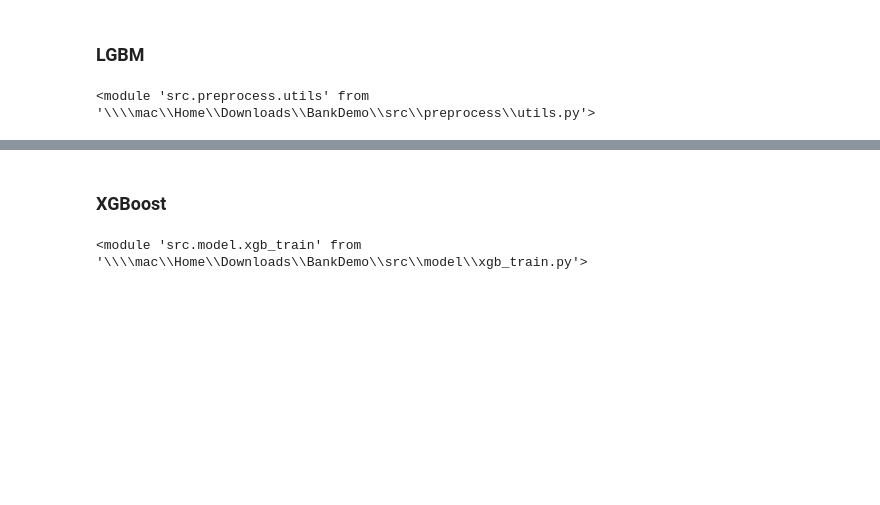
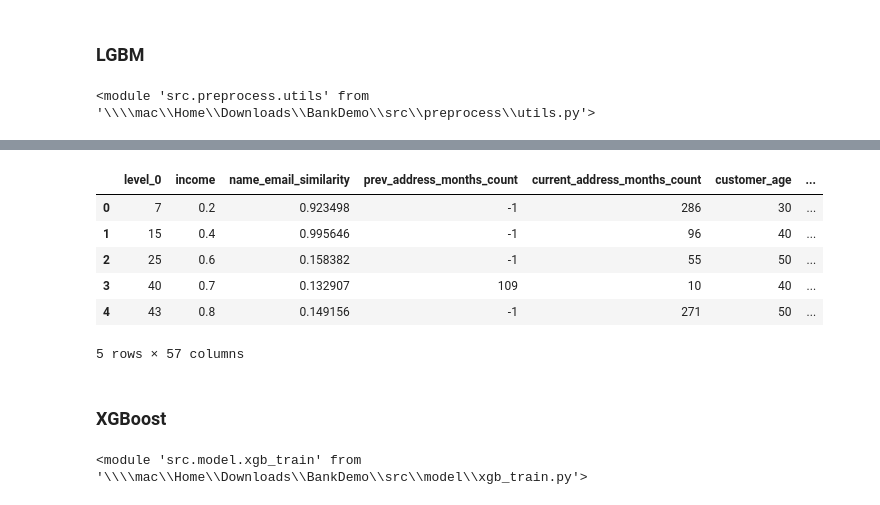
Before and after one commit to KieuSonTung/BankFraudDetection, a Jupyter notebook: main.ipynb, the cells around one changed output, grey strips where cells are left out. Cells and saved outputs as stored; diff of their text form; code cells hidden in the pictures; blank space fills up the shorter version.

```diff
--- a/main.ipynb
+++ b/main.ipynb
@@ -47,0 +62,10 @@ len(prob_lgbm)
+# %%
+result_lgb.head()
+# %% [output]
+|  | level_0 | income | name_email_similarity | prev_address_months_count | current_address_months_count | customer_age | ... |
+| 0 | 7 | 0.2 | 0.923498 | -1 | 286 | 30 | ... |
+| 1 | 15 | 0.4 | 0.995646 | -1 | 96 | 40 | ... |
+| 2 | 25 | 0.6 | 0.158382 | -1 | 55 | 50 | ... |
+| 3 | 40 | 0.7 | 0.132907 | 109 | 10 | 40 | ... |
+| 4 | 43 | 0.8 | 0.149156 | -1 | 271 | 50 | ... |
+5 rows × 57 columns
```
Also changed, not shown: parts of 14 cells of this notebook, 2 other files.
